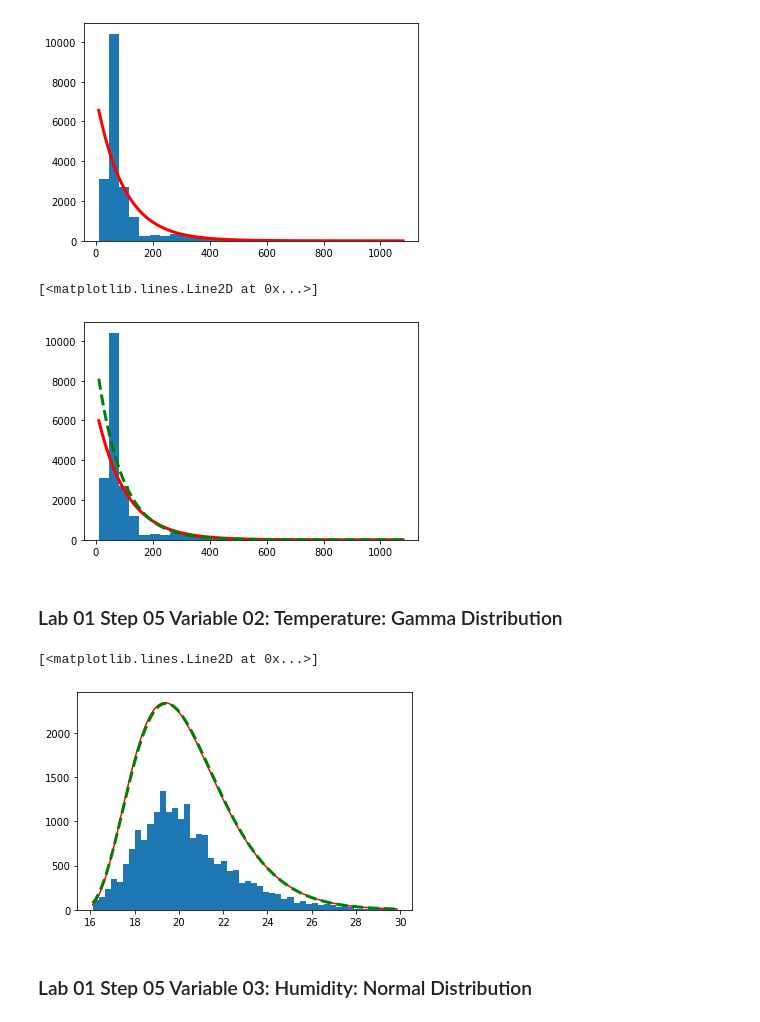
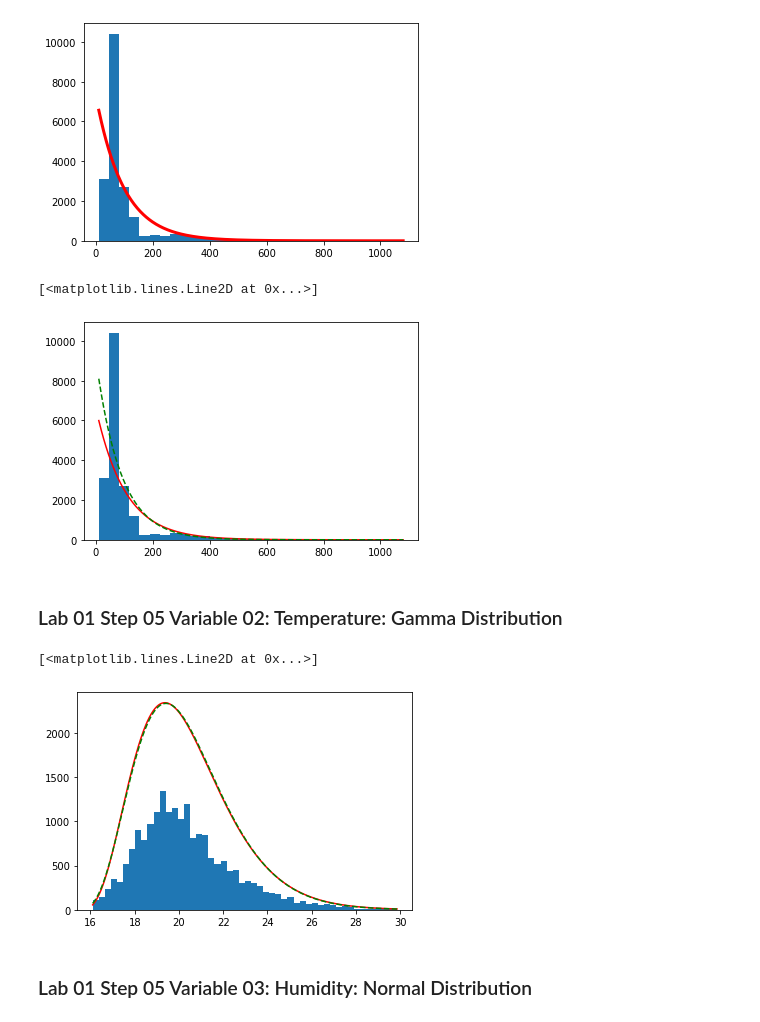
Before and after one commit to Nemat-Allah-Aloush/Multivariate_Data_Analysis, a Jupyter notebook: lab_01.ipynb, the cells around one changed output. Cells and saved outputs as stored; diff of their text form; code cells hidden in the pictures.

```diff
--- a/lab_01.ipynb
+++ b/lab_01.ipynb
@@ -248,45 +248,41 @@ ax.plot(axis, dist_exp * len(col) * smax / nbins,'-r', lw=3)
 [<matplotlib.lines.Line2D at 0x...>]
 [figure]
 # %%
-nbins=30
-smax=col.max()
-col=df_sample_colomn_energydata[df_sample_colomn_energydata.columns[0]].to_numpy()
-axis=np.linspace(col.min(), col.max(),500)
-x = stats.expon  #.rvs(a, b, size=1000, random_state=123)
-MM = x.fit(col,method='MM')
-dist_MM = x.pdf(axis, *MM)
-MLE = x.fit(col,method='MLE')
-dist_MLE = x.pdf(axis, *MLE)
-#loc1, scale1,loc2, scale2
-fig, ax = plt.subplots()
-ax.hist(col, nbins)
-ax.plot(axis, dist_MM * len(col) * smax / nbins,
-        '-r', lw=3, label='exp')
-ax.plot(axis, dist_MLE * len(col) * smax / nbins,
-        '--g', lw=3, label='BS')
+nbins_App=30
+col_App=df_sample_colomn_energydata[df_sample_colomn_energydata.columns[0]].to_numpy()
+max_App=col_App.max()
+axis_App=np.linspace(col_App.min(), col_App.max(),500)
+x_App = stats.expon  #.rvs(a, b, size=1000, random_state=123)
+MM = x_App.fit(col_App,method='MM')
+dist_MM_App = x_App.pdf(axis_App, *MM)
+MLE = x_App.fit(col_App,method='MLE')
+dist_MLE_App = x_App.pdf(axis_App, *MLE)
+fig_App, ax_App = plt.subplots()
+ax_App.hist(col_App, nbins_App)
+ax_App.plot(axis_App, dist_MM_App * len(col_App) * max_App / nbins_App,'-r', label='exp_MM')
+ax_App.plot(axis_App, dist_MLE_App * len(col_App) * max_App / nbins_App,'--g' ,label='exp_MLE')
 # %% [output]
 [<matplotlib.lines.Line2D at 0x...>]
-[figure, old version]
+[figure, new version]
 # %% [markdown]
 ### Lab 01 Step 05 Variable 02: Temperature: Gamma Distribution
 # %%
-nbins=50
-col=df_sample_colomn_energydata[df_sample_colomn_energydata.columns[1]].to_numpy()
-smax=col.max()
-axis=np.linspace(col.min(), col.max(),500)
-x = stats.gamma  #.rvs(a, b, size=1000, random_state=123)
-MM = x.fit(col,method='MM')
-dist_MM = x.pdf(axis, *MM)
-MLE = x.fit(col,method='MLE')
-dist_MLE = x.pdf(axis, *MLE)
-#loc1, scale1,loc2, scale2
-fig, ax = plt.subplots()
-ax.hist(col, nbins)#,density=True, stacked=True)
-ax.plot(axis, dist_MM * len(col) * smax / nbins,'-r', label='exp')  #* len(col) * smax / nbins
-ax.plot(axis, dist_MLE* len(col) * smax / nbins ,'--g', lw=3, label='BS') #* len(col) * smax / nbins
+nbins_T2=50
+col_T2=df_sample_colomn_energydata[df_sample_colomn_energydata.columns[1]].to_numpy()
+max_T2=col_T2.max()
+axis_T2=np.linspace(col_T2.min(), col_T2.max(),500)
+x_T2 = stats.gamma  #.rvs(a, b, size=1000, random_state=123)
+MM_T2 = x_T2.fit(col_T2,method='MM')
+dist_MM_T2 = x_T2.pdf(axis_T2, *MM_T2)
+MLE_T2 = x_T2.fit(col_T2,method='MLE')
+dist_MLE_T2 = x_T2.pdf(axis_T2, *MLE_T2)
+fig_T2, ax_T2 = plt.subplots()
+ax_T2.hist(col_T2, nbins_T2)#,density=True, stacked=True)
+ax_T2.plot(axis_T2, dist_MM_T2 * len(col_T2) * max_T2 / nbins_T2,'-r', label='norm_MM')  #* len(col) * smax / nbins
+ax_T2.plot(axis_T2, dist_MLE_T2* len(col_T2) * max_T2 / nbins_T2 ,'--g', label='norm_MLE') #* len(col) * smax / nbins
 # %% [output]
 [<matplotlib.lines.Line2D at 0x...>]
-[figure, old version]
+[figure, new version]
 # %% [markdown]
 ### Lab 01 Step 05 Variable 03: Humidity: Normal Distribution
 # %%
```
Also changed, not shown: parts of 3 cells of this notebook.
